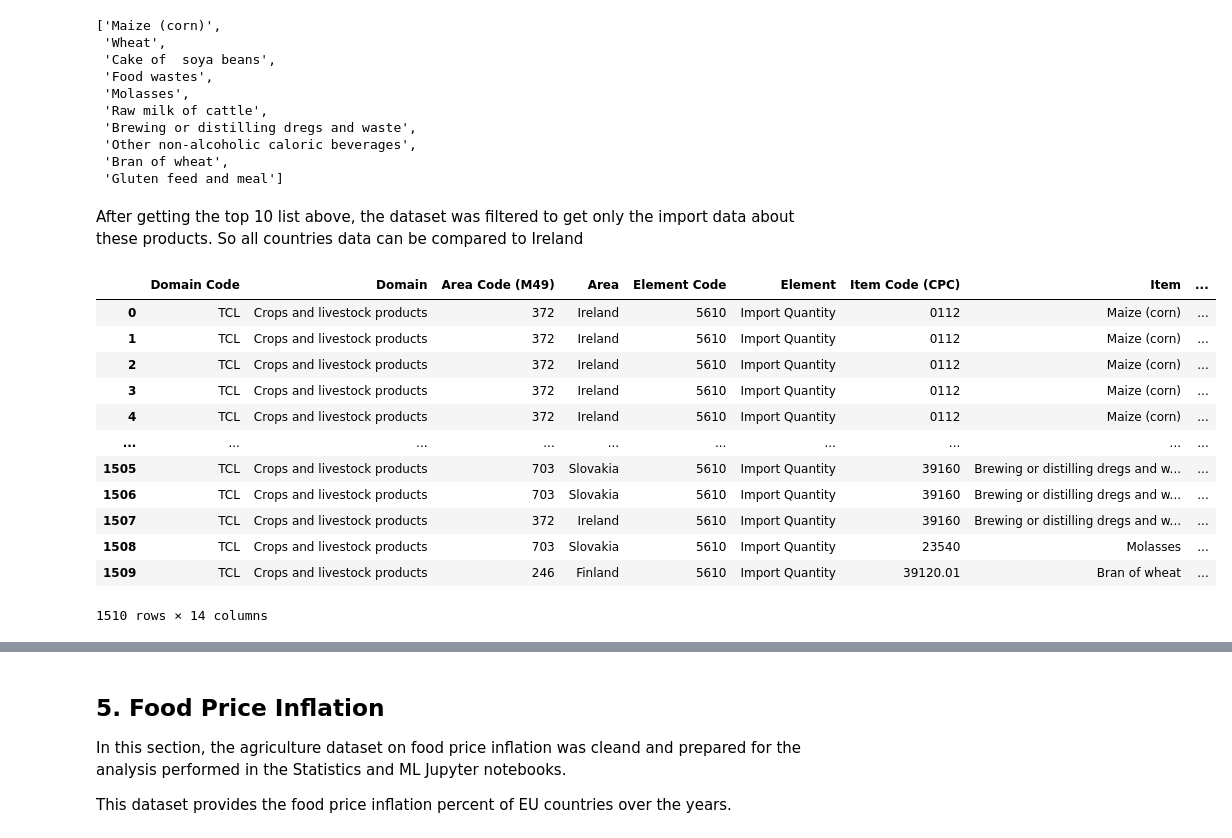
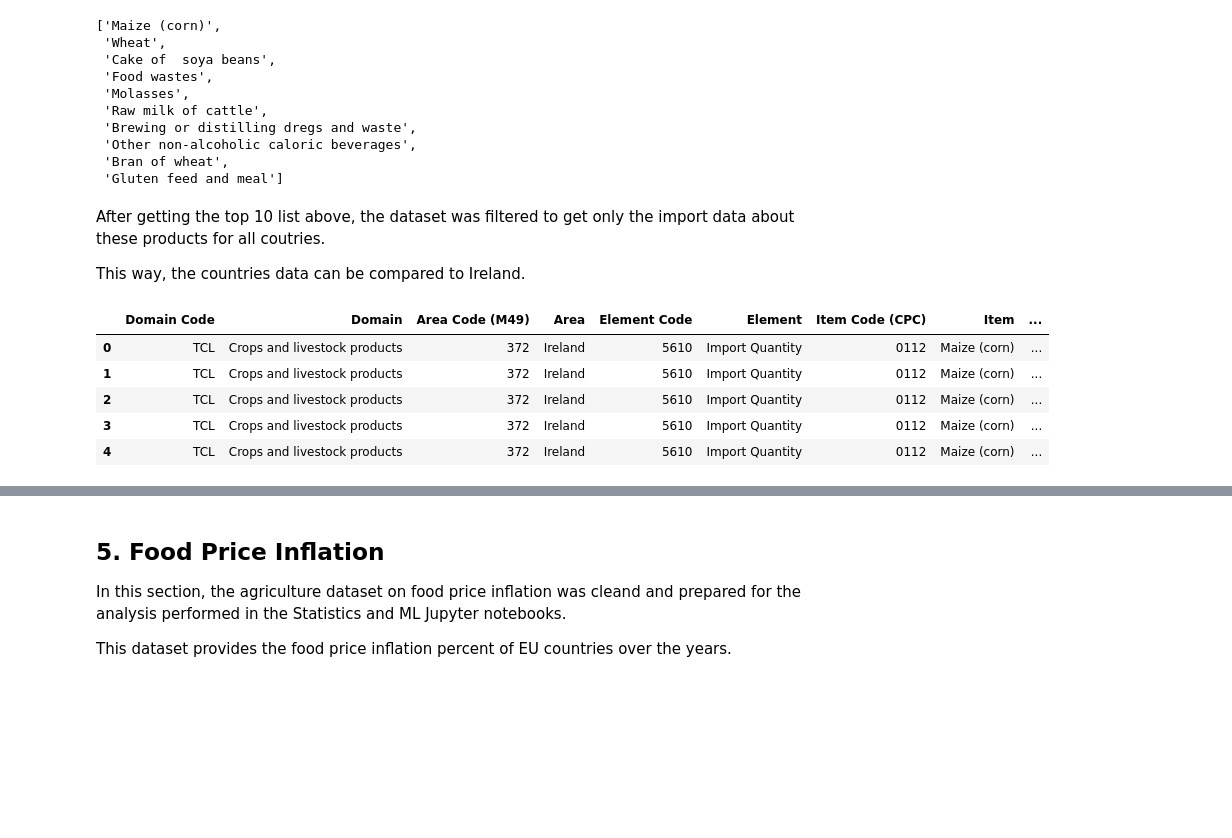
Before and after one commit to CCT-MastersDA/cct-ca2, a Jupyter notebook: jupyter/DataPrepVis.ipynb, the cells around one changed output, grey strips where cells are left out. Drawn from its saved outputs; the diff is of its cells as text; code cells hidden in the pictures; blank space fills up the shorter version.

```diff
--- a/jupyter/DataPrepVis.ipynb
+++ b/jupyter/DataPrepVis.ipynb
@@ -513,25 +493,21 @@ Top 10 most imported products in Ireland (quantity):
  'Bran of wheat',
  'Gluten feed and meal']
 # %% [markdown]
-After getting the top 10 list above, the dataset was filtered to get only the import data about these products. So all countries data can be compared to Ireland
+After getting the top 10 list above, the dataset was filtered to get only the import data about these products for all coutries.
+
+This way, the countries data can be compared to Ireland.
 # %%
 # getting the IMPORT quantity data on the top 10 items
 top_10_items_data_qtt = import_qtt_data[import_qtt_data['Item'].isin(top_10_items_ire)]
-top_10_items_data_qtt.sort_values(by=['Value'], ascending=False, ignore_index=True)
+top_10_items_data_qtt = top_10_items_data_qtt.sort_values(by=['Value'], ascending=False, ignore_index=True)
+top_10_items_data_qtt.head()
 # %% [output]
 |  | Domain Code | Domain | Area Code (M49) | Area | Element Code | Element | Item Code (CPC) | Item | ... |
 | 0 | TCL | Crops and livestock products | 372 | Ireland | 5610 | Import Quantity | 0112 | Maize (corn) | ... |
 | 1 | TCL | Crops and livestock products | 372 | Ireland | 5610 | Import Quantity | 0112 | Maize (corn) | ... |
 | 2 | TCL | Crops and livestock products | 372 | Ireland | 5610 | Import Quantity | 0112 | Maize (corn) | ... |
 | 3 | TCL | Crops and livestock products | 372 | Ireland | 5610 | Import Quantity | 0112 | Maize (corn) | ... |
 | 4 | TCL | Crops and livestock products | 372 | Ireland | 5610 | Import Quantity | 0112 | Maize (corn) | ... |
-| ... | ... | ... | ... | ... | ... | ... | ... | ... | ... |
-| 1505 | TCL | Crops and livestock products | 703 | Slovakia | 5610 | Import Quantity | 39160 | Brewing or distilling dregs and w... | ... |
-| 1506 | TCL | Crops and livestock products | 703 | Slovakia | 5610 | Import Quantity | 39160 | Brewing or distilling dregs and w... | ... |
-| 1507 | TCL | Crops and livestock products | 372 | Ireland | 5610 | Import Quantity | 39160 | Brewing or distilling dregs and w... | ... |
-| 1508 | TCL | Crops and livestock products | 703 | Slovakia | 5610 | Import Quantity | 23540 | Molasses | ... |
-| 1509 | TCL | Crops and livestock products | 246 | Finland | 5610 | Import Quantity | 39120.01 | Bran of wheat | ... |
-1510 rows × 14 columns
 # %%
 # getting the IMPORT value data on the top 10 items
 top_10_items_data_val = import_val_data[import_val_data['Item'].isin(top_10_items_ire)]
```
Also changed, not shown: parts of 28 cells of this notebook, 24 other files.
